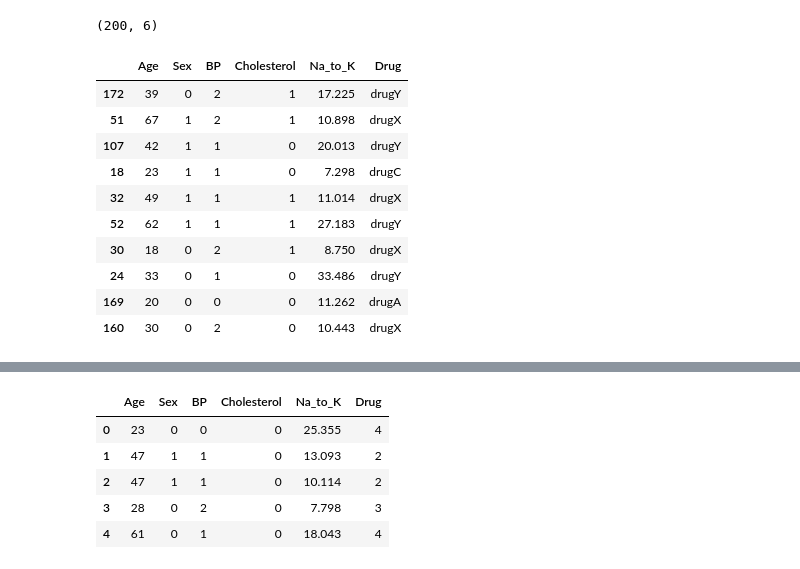
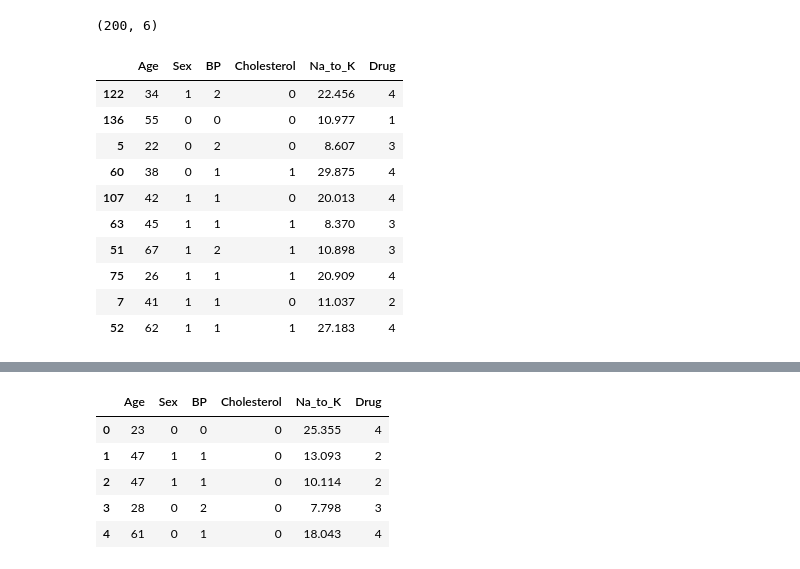
Before and after one commit to JamshidbekYusupov/Practical_Codes, a Jupyter notebook: Durg_recomending_analysis.ipynb, the cells around one changed output, grey strips where cells are left out. Drawn from its saved outputs; the diff is of its cells as text; code cells hidden in the pictures.

```diff
--- a/Durg_recomending_analysis.ipynb
+++ b/Durg_recomending_analysis.ipynb
@@ -31,21 +31,22 @@ df.shape
 # %%
 encoder = LabelEncoder()
 df['Sex'] = encoder.fit_transform(df['Sex'].values)
 df['BP'] = encoder.fit_transform(df['BP'].values)
 df['Cholesterol'] = encoder.fit_transform(df['Cholesterol'].values)
+df['Drug'] = encoder.fit_transform(df['Drug'].values)
 df.sample(10)
 # %% [output]
 |  | Age | Sex | BP | Cholesterol | Na_to_K | Drug |
-| 172 | 39 | 0 | 2 | 1 | 17.225 | drugY |
-| 51 | 67 | 1 | 2 | 1 | 10.898 | drugX |
-| 107 | 42 | 1 | 1 | 0 | 20.013 | drugY |
-| 18 | 23 | 1 | 1 | 0 | 7.298 | drugC |
-| 32 | 49 | 1 | 1 | 1 | 11.014 | drugX |
-| 52 | 62 | 1 | 1 | 1 | 27.183 | drugY |
-| 30 | 18 | 0 | 2 | 1 | 8.750 | drugX |
-| 24 | 33 | 0 | 1 | 0 | 33.486 | drugY |
-| 169 | 20 | 0 | 0 | 0 | 11.262 | drugA |
-| 160 | 30 | 0 | 2 | 0 | 10.443 | drugX |
+| 122 | 34 | 1 | 2 | 0 | 22.456 | 4 |
+| 136 | 55 | 0 | 0 | 0 | 10.977 | 1 |
+| 5 | 22 | 0 | 2 | 0 | 8.607 | 3 |
+| 60 | 38 | 0 | 1 | 1 | 29.875 | 4 |
+| 107 | 42 | 1 | 1 | 0 | 20.013 | 4 |
+| 63 | 45 | 1 | 1 | 1 | 8.370 | 3 |
+| 51 | 67 | 1 | 2 | 1 | 10.898 | 3 |
+| 75 | 26 | 1 | 1 | 1 | 20.909 | 4 |
+| 7 | 41 | 1 | 1 | 0 | 11.037 | 2 |
+| 52 | 62 | 1 | 1 | 1 | 27.183 | 4 |
 # %%
 corr_matrix = df.corr().abs()
 corr_matrix.style.background_gradient(cmap = "coolwarm")
```
Also changed, not shown: parts of 1 cell of this notebook.
